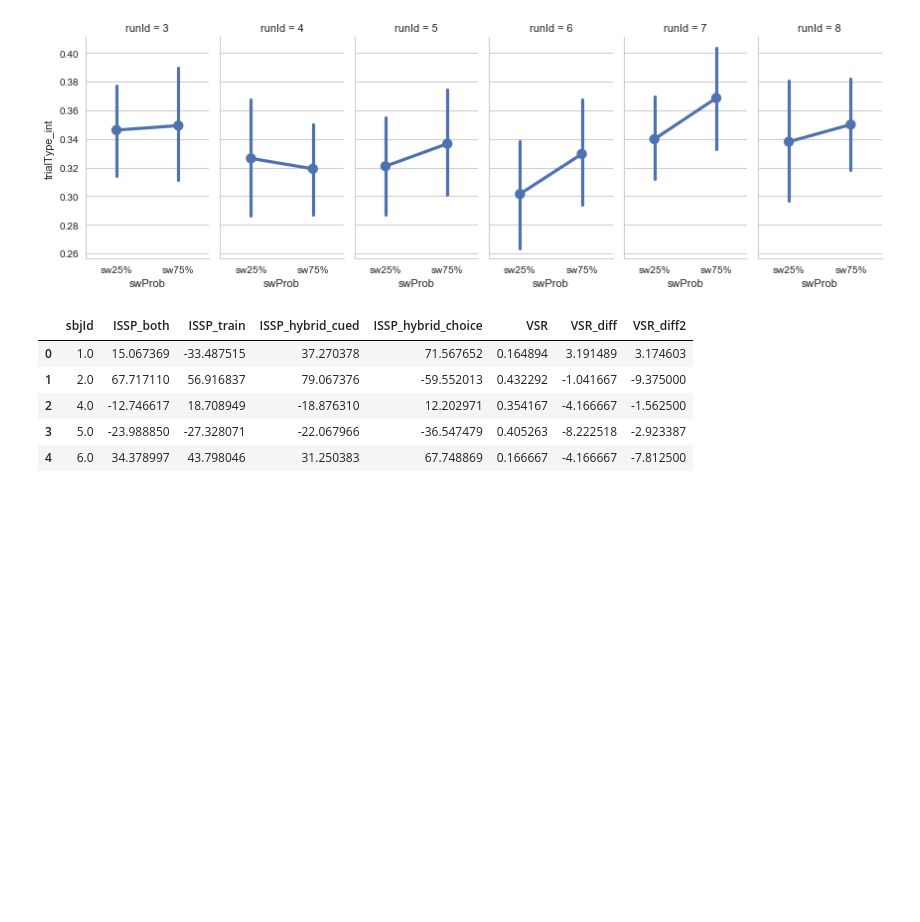
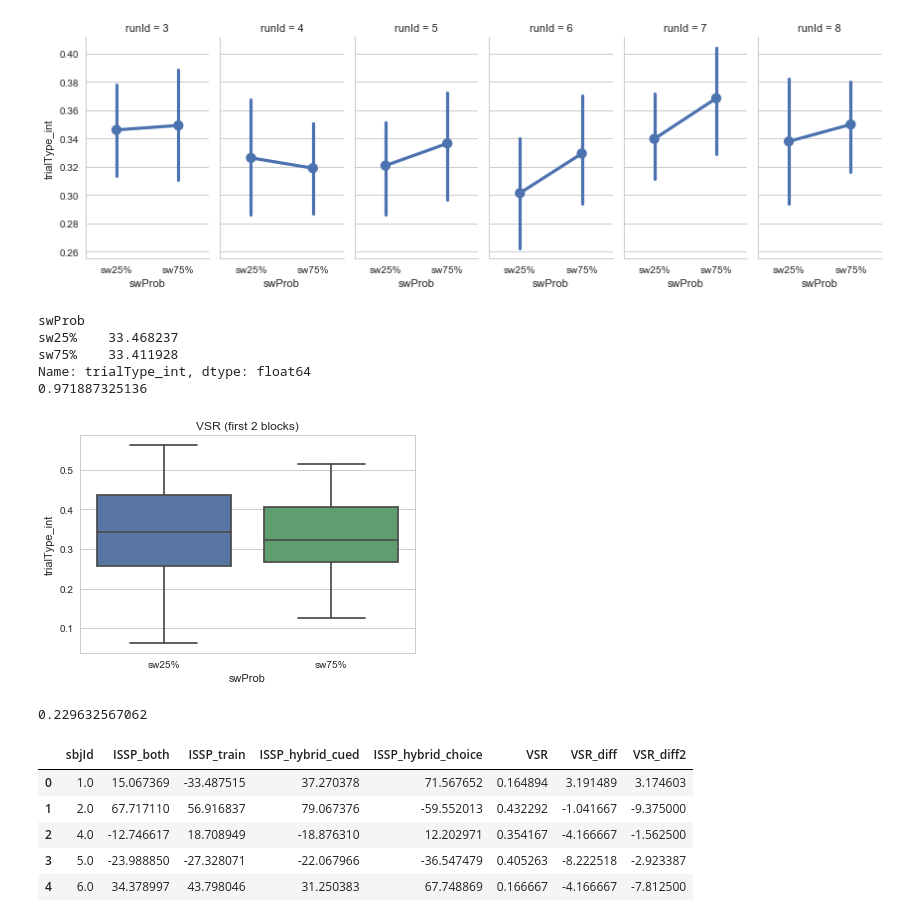
Before and after one commit to yuchinchiu/ISSPxVTS_v5, a Jupyter notebook: analysis_py/ISSPxVTS_v5_basicAnalysis.ipynb, the cells around one changed output. Drawn from its saved outputs; the diff is of its cells as text; code cells hidden in the pictures; blank space fills up the shorter version.

```diff
--- a/analysis_py/ISSPxVTS_v5_basicAnalysis.ipynb
+++ b/analysis_py/ISSPxVTS_v5_basicAnalysis.ipynb
@@ -46,7 +46,7 @@ for S in np.unique(df.sbjId):
     overallCuedTSACC = D[D.trialType=='cued'].sbjACC.mean()*100
     trainingTSACC = D[D.phase=='training'].sbjACC.mean()*100
     overallVTS = D[D.trialType=='choice'].trialType_int.mean()*100
-    if  (overallCuedTSACC >= 0) & ( trainingTSACC >= 70) & (overallVTS >= 10):  # & (D.sbjACC.mean()*100>60):
+    if  (overallCuedTSACC >= 0) & ( trainingTSACC >= 70) & (overallVTS >= 5):  # & (D.sbjACC.mean()*100>60):
         goodSbj.append(S)
     else:
         excludeSbj.append(S)
@@ -310,6 +310,28 @@ vts_rate_byRun = df_choice.groupby(['runId','sbjId','swProb']).trialType_int.mea
 g = sns.factorplot(x='swProb',y='trialType_int',col= 'runId',data=vts_rate_byRun,aspect=.5)
 # %% [output]
 [figure]
+# %%
+vts_rate_first = df_choice.loc[df_choice.runId<=4].groupby(['sbjId','swProb']).trialType_int.mean().reset_index()
+gp_vtsRate_first = vts_rate_first.groupby(['swProb']).trialType_int.mean()*100
+print(gp_vtsRate_first)
+g = sns.boxplot(x='swProb',y='trialType_int',data=vts_rate_first)
+plt.title("VSR (first 2 blocks)")
+vts_25_first = np.array(vts_rate_first.loc[(vts_rate_first.swProb=='sw25%'),'trialType_int'])
+vts_75_first = np.array(vts_rate_first.loc[(vts_rate_first.swProb=='sw75%'),'trialType_int'])
+vtsRate_t2 = stats.ttest_rel(vts_25_first,vts_75_first)
+print(vtsRate_t2.pvalue)
+# %% [output]
+swProb
+sw25%    33.468237
+sw75%    33.411928
+Name: trialType_int, dtype: float64
+0.971887325136
+[figure, added]
+# %%
+RunXvtsRate = stats.ttest_rel(vts_75_first-vts_25_first,vts_75_post-vts_25_post)
+print(RunXvtsRate.pvalue)
+# %% [output]
+0.229632567062
 # %%
 ISSPxVTSdf.head(5)
 # %% [output]
```
Also changed, not shown: parts of 1 cell of this notebook.
